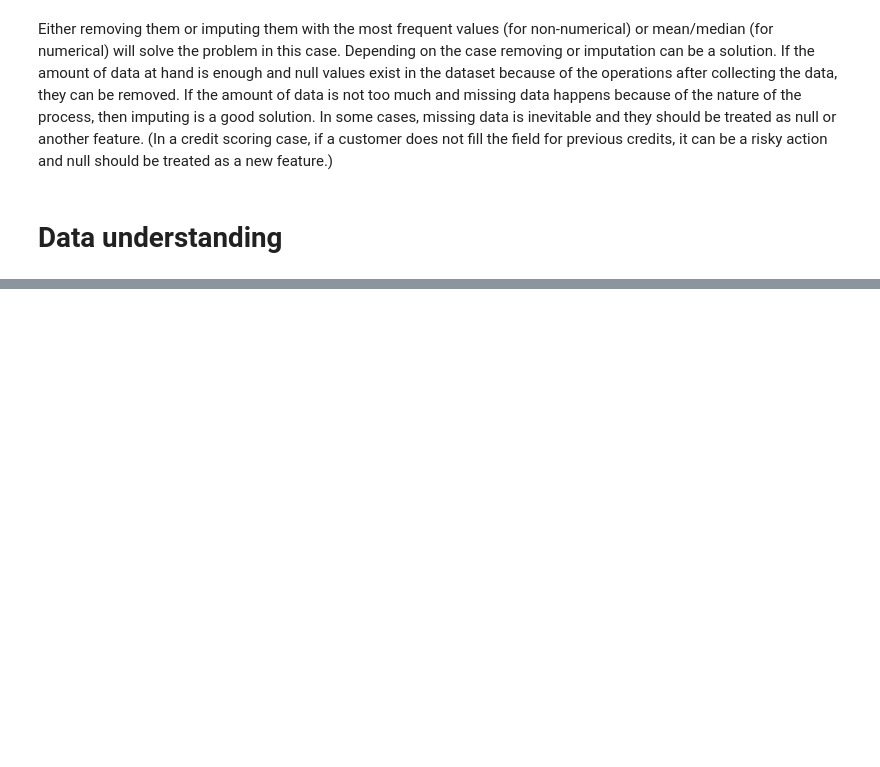
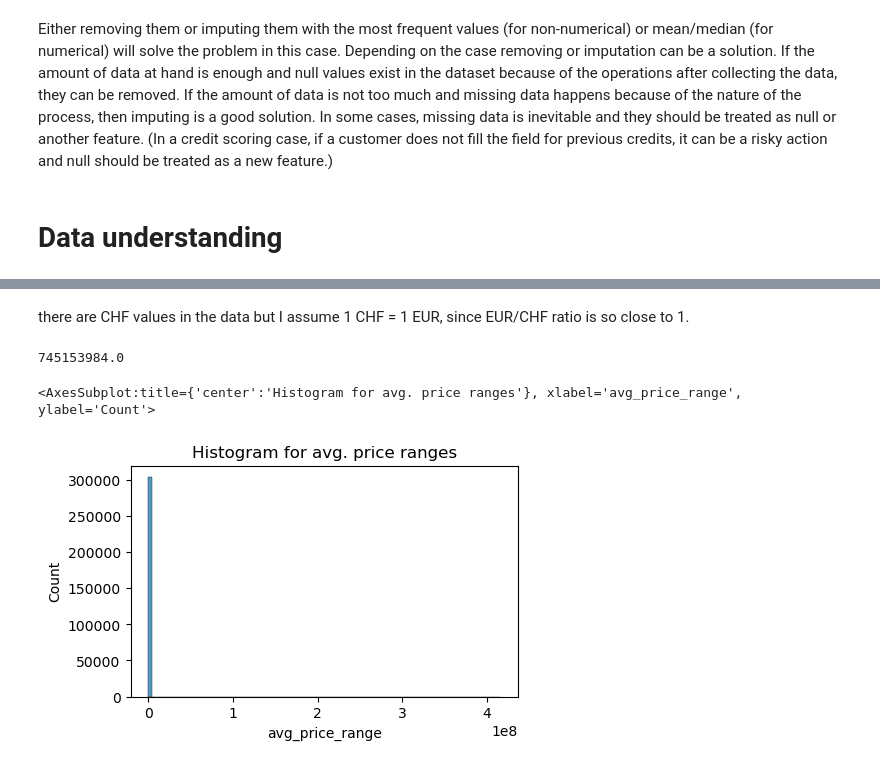
Before and after one commit to ihkaraman/foodstyles_tech_challenge, a Jupyter notebook: tech_challenge.ipynb, the cells around one changed output, grey strips where cells are left out. Cells and saved outputs as stored; diff of their text form; code cells hidden in the pictures; blank space fills up the shorter version.

```diff
--- a/tech_challenge.ipynb
+++ b/tech_challenge.ipynb
@@ -216,0 +281,10 @@ Either removing them or imputing them with the most frequent values (for non-num
+# %%
+# creating some features for evaluation
+# summing the number of positive reviews
+df['positive_count'] = df[['excellent', 'very_good']].sum(axis=1)
+# summing the number of negative reviews, for me average is a negative thing too :)
+df['negative_count'] = df[['average', 'poor', 'terrible']].sum(axis=1)
+# positive ratio
+df['pos_ratio'] = df['positive_count']/(df['negative_count']+df['positive_count'])
+# number of unique cuisines that restaurant serves
+df['num_cuisines'] = df['cuisines'].fillna('').str.split(',').apply(set).apply(len)
@@ -216,0 +403,34 @@ Either removing them or imputing them with the most frequent values (for non-num
+# %%
+# this function finds the average of the range and returns '-' if the range is unknown
+def find_avg_price_range(txt):
+    if type(txt) == pd._libs.missing.NAType:
+        return '-'
+    nums = re.findall('\d+', txt.replace(',',''))
+    return sum([float(i) for i in nums])/2
+# %%
+# this function finds the maximum of the range and returns '-' if the range is unknown
+def find_max_price_range(txt):
+    if type(txt) == pd._libs.missing.NAType:
+        return '-'
+    nums = re.findall('\d+', txt.replace(',',''))
+    return max([float(i) for i in nums])
+# %%
+# the average of range and maximum of range are found to find outliers
+df['avg_price_range'] = df['price_range'].apply(find_avg_price_range)
+df['max_price_range'] = df['price_range'].apply(find_max_price_range)
+# %% [markdown]
+there are CHF values in the data but I assume 1 CHF = 1 EUR, since EUR/CHF ratio is so close to 1.
+# %%
+# the maximum of upper limits of the price ranges
+df['max_price_range'][df['max_price_range']!='-'].max()
+# € 745 M  looks too much to me, it can be a mistake but let's assume that it is not since I don't know much about how this data is obtained
+# %% [output]
+745153984.0
+# %%
+plt.figure(figsize=(5,3))
+plt.title('Histogram for avg. price ranges')
+sns.histplot(df['avg_price_range'][df['avg_price_range']!='-'], bins=100)
+# it is not possible to see anything here
+# %% [output]
+<AxesSubplot:title={'center':'Histogram for avg. price ranges'}, xlabel='avg_price_range', ylabel='Count'>
+[figure, added]
```
Also changed, not shown: parts of 38 cells of this notebook, 1 other file.
